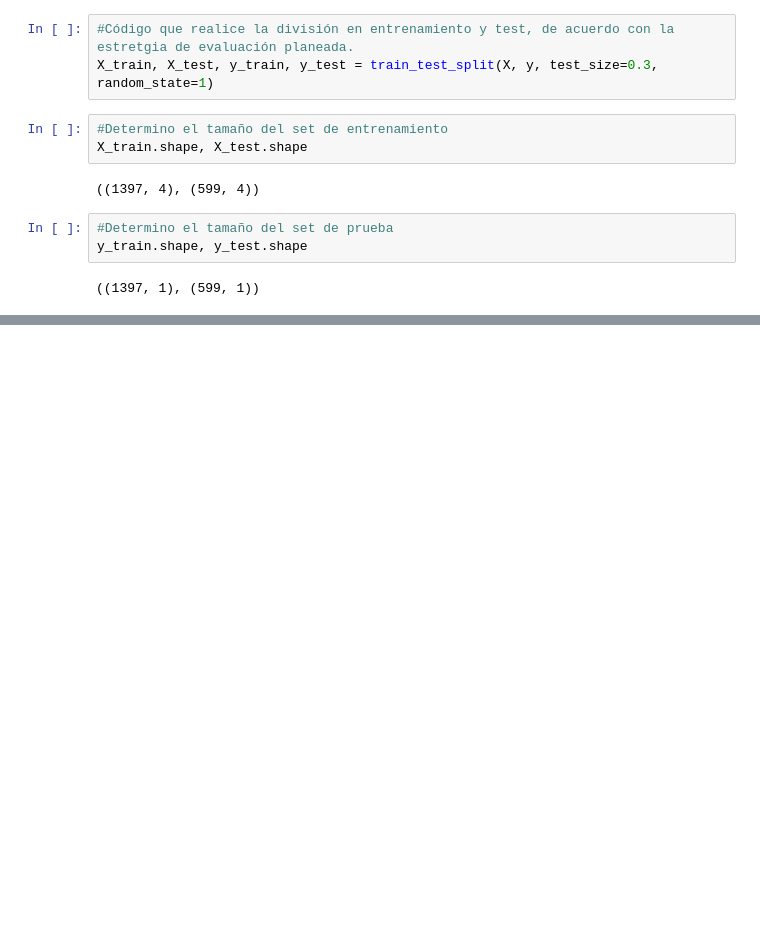
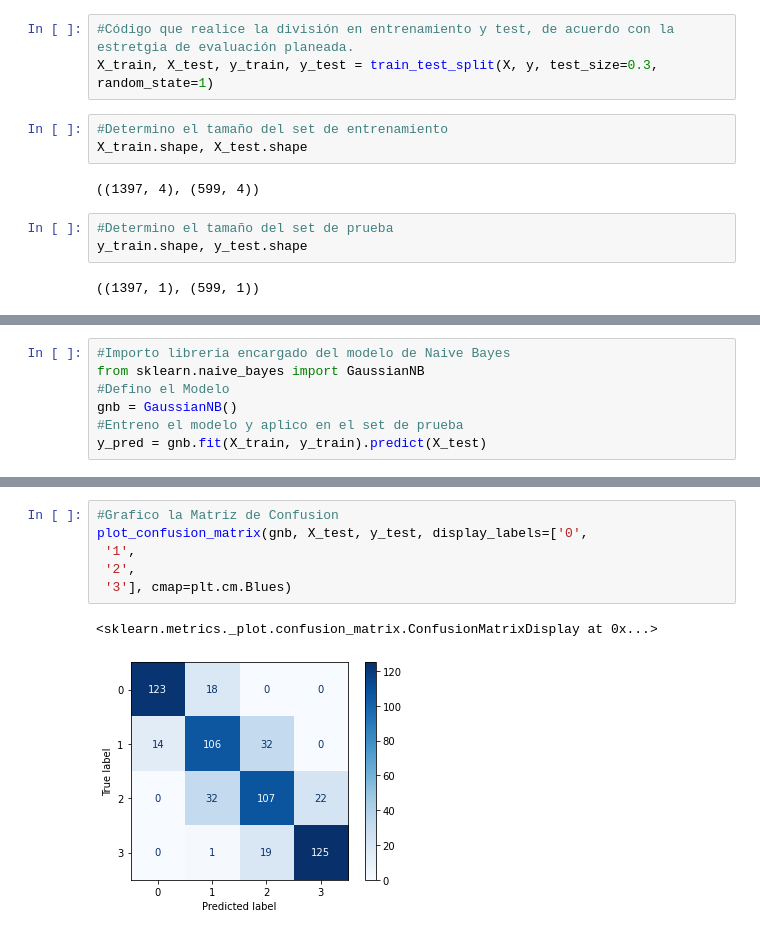
Before and after one commit to majito02/ProyectoUnidad2, a Jupyter notebook: Borja_Párraga_ProyectoU2.ipynb, the cells around one changed output, grey strips where cells are left out. Saved outputs shown, nothing was run; the diff lists cells and outputs as text; blank space fills up the shorter version.

Commit message:
Implementación modelo Naive-Bayes, Evaluaćión, Matriz confusión y métricas del modelo

```diff
--- a/Borja_Párraga_ProyectoU2.ipynb
+++ b/Borja_Párraga_ProyectoU2.ipynb
@@ -265,0 +268,7 @@ y_train.shape, y_test.shape
+# %%
+#Importo libreria encargado del modelo de Naive Bayes
+from sklearn.naive_bayes import GaussianNB
+#Defino el Modelo
+gnb = GaussianNB()
+#Entreno el modelo y aplico en el set de prueba
+y_pred = gnb.fit(X_train, y_train).predict(X_test)
@@ -265,0 +299,9 @@ y_train.shape, y_test.shape
+# %%
+#Grafico la Matriz de Confusion
+plot_confusion_matrix(gnb, X_test, y_test, display_labels=['0',
+ '1',
+ '2',
+ '3'], cmap=plt.cm.Blues)
+# %% [output]
+<sklearn.metrics._plot.confusion_matrix.ConfusionMatrixDisplay at 0x...>
+[figure, added]
```
Also changed, not shown: parts of 6 cells of this notebook.
